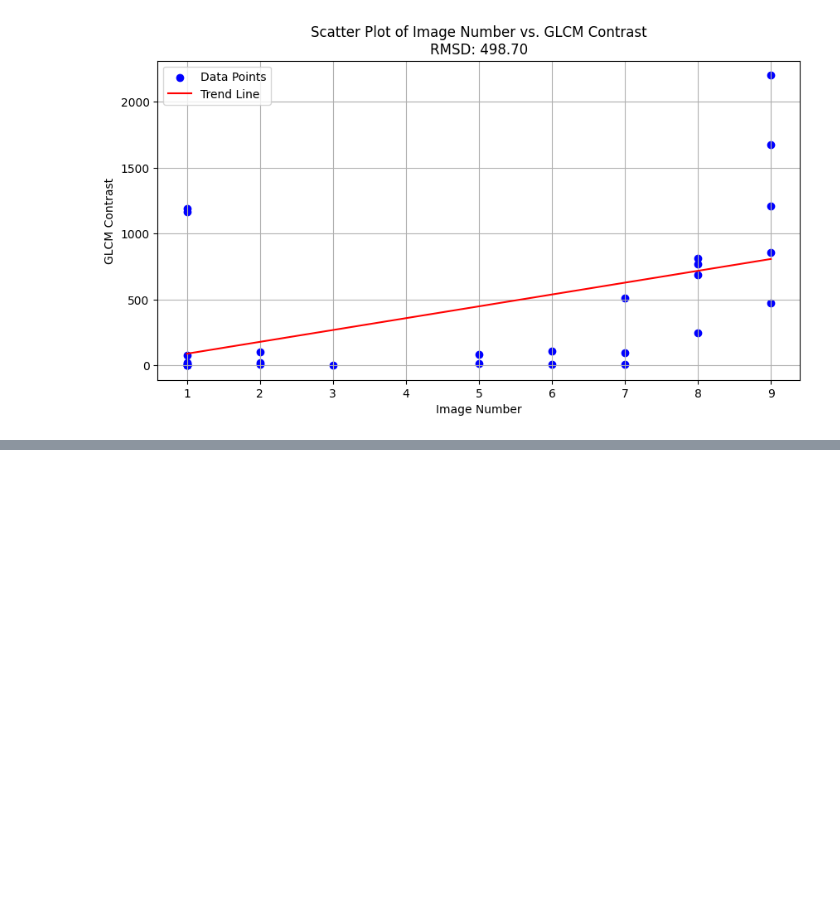
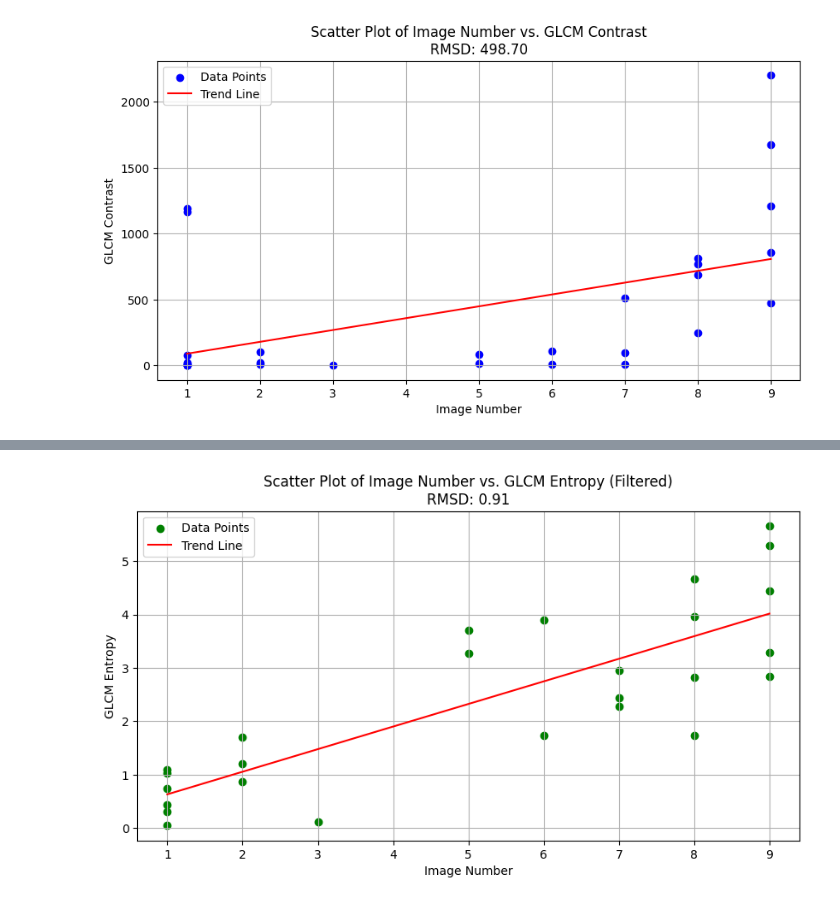
Before and after one commit to oofidc/UIC-BioDesign-25-Code, a Jupyter notebook: GLCM_Texture_Analysis_Prototype.ipynb, the cells around one changed output, grey strips where cells are left out. Cells and saved outputs as stored; diff of their text form; code cells hidden in the pictures; blank space fills up the shorter version.

```diff
--- a/GLCM_Texture_Analysis_Prototype.ipynb
+++ b/GLCM_Texture_Analysis_Prototype.ipynb
@@ -480,0 +439,70 @@ plt.show()
+# %%
+from skimage.measure import shannon_entropy
+
+def calculate_glcm_entropy(image_path):
+    """Calculates the entropy feature of the GLCM for a given image (local path or URL)."""
+    try:
+        # Check if the path is a URL
+        if image_path.startswith(('http://', 'https://')):
+            # Download the image from the URL
+            response = requests.get(image_path)
+            response.raise_for_status()  # Raise error for bad status codes
+            img = Image.open(BytesIO(response.content)).convert('L')  # Convert to grayscale
+        else:
+            # Open local image
+            img = Image.open(image_path).convert('L')
+
+        image_array = np.array(img)
+        glcm = graycomatrix(image_array, distances=[1], angles=[0], levels=256, symmetric=True, normed=True)
+        entropy = shannon_entropy(glcm)
+        return entropy
+
+    except Exception as e:
+        print(f"Error: {e}")
+        return None
+
+# Calculate entropy for each image
+entropy_results = []
+for filename in os.listdir(image_dir):
+    if filename.endswith('.jpg') or filename.endswith('.png'):
+        image_path = os.path.join(image_dir, filename)
+        entropy_value = calculate_glcm_entropy(image_path)
+        if entropy_value is not None:
+            entropy_results.append((filename, entropy_value))
+
+# Sort results by filename
+entropy_results.sort(key=lambda x: x[0])
+
+# Separate filenames and entropy values
+entropy_filenames, entropy_values = zip(*entropy_results)
+
+# Extract the number from the filenames
+entropy_image_numbers = [int(re.search(r'(\d+)(?!\))', filename).group(1)) for filename in entropy_filenames]
+
+# Filter out entries with image number 1 and entropy value over 2
+filtered_indices = ~((np.array(entropy_image_numbers) == 1) & (np.array(entropy_values) > 2))
+
+# Apply the filter to image numbers and entropy values
+filtered_entropy_image_numbers_np = np.array(entropy_image_numbers)[filtered_indices].reshape(-1, 1)
+filtered_entropy_values_np = np.array(entropy_values)[filtered_indices]
+
+# Perform linear regression on filtered data
+entropy_model = LinearRegression()
+entropy_model.fit(filtered_entropy_image_numbers_np, filtered_entropy_values_np)
+entropy_trend_line = entropy_model.predict(filtered_entropy_image_numbers_np)
+
+# Calculate RMSD
+entropy_rmsd = np.sqrt(np.mean((filtered_entropy_values_np - entropy_trend_line) ** 2))
+
+# Create the scatter plot with trend line
+plt.figure(figsize=(10, 5))
+plt.scatter(filtered_entropy_image_numbers_np, filtered_entropy_values_np, color='green', label='Data Points')
+plt.plot(filtered_entropy_image_numbers_np, entropy_trend_line, color='red', label='Trend Line')
+plt.xlabel('Image Number')
+plt.ylabel('GLCM Entropy')
+plt.title(f'Scatter Plot of Image Number vs. GLCM Entropy (Filtered)\nRMSD: {entropy_rmsd:.2f}')
+plt.legend()
+plt.grid(True)
+plt.show()
+# %% [output]
+[figure, added]
```
Also changed, not shown: parts of 7 cells of this notebook, 1 other file.
